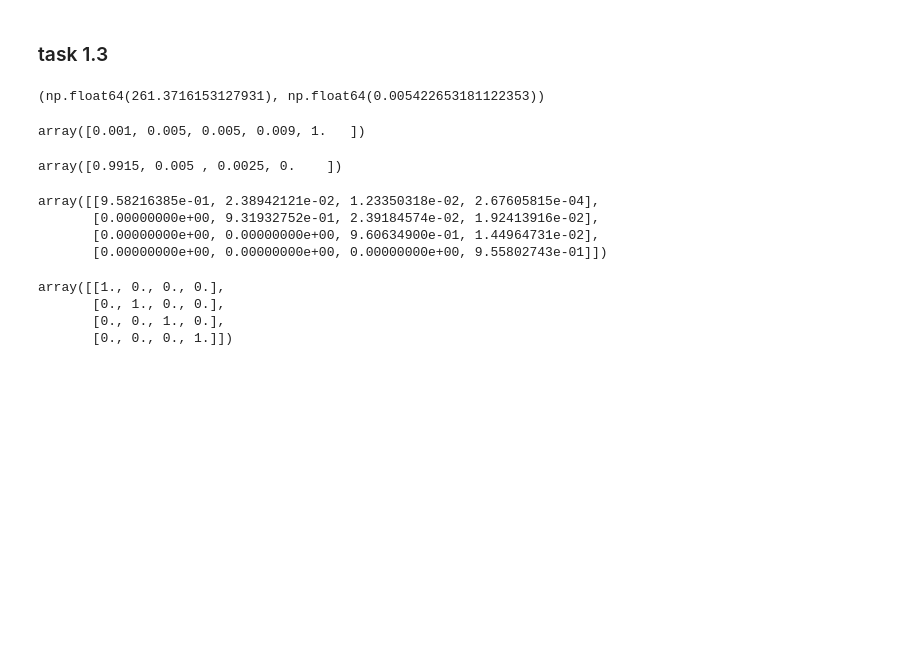
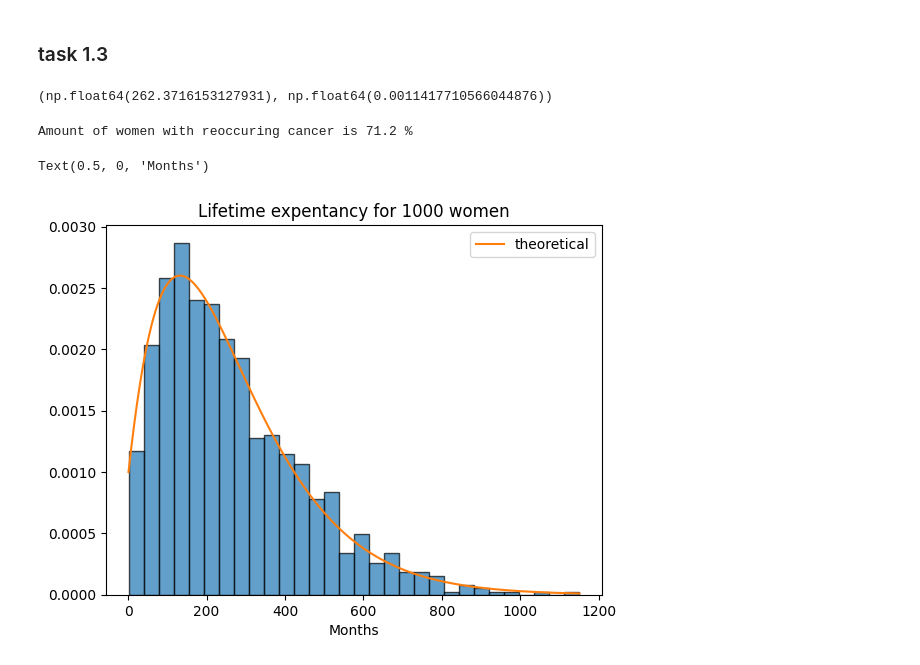
Before and after one commit to markus1573/stokastisk-simulering, a Jupyter notebook: Mathilde/Project1/Project_code1.ipynb, the cells around one changed output. Saved outputs shown, nothing was run; the diff lists cells and outputs as text; code cells hidden in the pictures; blank space fills up the shorter version.

```diff
--- a/Mathilde/Project1/Project_code1.ipynb
+++ b/Mathilde/Project1/Project_code1.ipynb
@@ -46,18 +46,23 @@ def sample_conditional_next_state(i, P):
     return np.random.choice(possible_j, p=probs)
 
 
-def gibbs_sampler(P, N_women, start=0):
+def cancer_sampler(P, N_women, start=0, check_1000_valid=False):
 
     life_times = []
 
     local_occuring_cancer = 0
     state_at_120_all = []
+    women_survive_with_cancer12 = 0
+    women_survive_with_cancer12_life_expectancy =[]
+
     for w in range (N_women):
 
         current_state = start
         lifetime_w = 0
         local_occuring_cancer_w = 0
         state_at_120 = 4
+
+        reoccuring_cancer = False
         while current_state<4:
 
             current_state = sample_conditional_next_state(current_state, P)
@@ -67,17 +72,30 @@ def gibbs_sampler(P, N_women, start=0):
 
             if lifetime_w==120:
                 state_at_120 = current_state
+            if lifetime_w<=12:
+                if current_state in [1,2,3]:
+                    reoccuring_cancer = True
+
+        if lifetime_w>=12 and reoccuring_cancer:
+            women_survive_with_cancer12 +=1
+            women_survive_with_cancer12_life_expectancy.append(lifetime_w)
+
 
         state_at_120_all.append(int(state_at_120))
         local_occuring_cancer += local_occuring_cancer_w
         life_times.append(lifetime_w)
 
+        if women_survive_with_cancer12>=1000 and check_1000_valid:
+            life_times = np.array(life_times)
+            return life_times, local_occuring_cancer, state_at_120_all,women_survive_with_cancer12, women_survive_with_cancer12_life_expectancy
+
+
     life_times = np.array(life_times)
 
-    return life_times, local_occuring_cancer, state_at_120_all
+    return life_times, local_occuring_cancer, state_at_120_all,women_survive_with_cancer12, women_survive_with_cancer12_life_expectancy
 
 
-life_times,local_occuring_cancer,state_at_120_all = gibbs_sampler(P, 1000, start=0)
+life_times,local_occuring_cancer,state_at_120_all,women_survive_with_cancer12,women_survive_with_cancer12_life_expectancy = cancer_sampler(P, 1000, start=0)
 # %%
 import matplotlib.pyplot as plt
 print(f"Amount of women with reoccuring cancer is {np.round(local_occuring_cancer/1000*100,2)} %")
@@ -117,9 +135,9 @@ p-value: 0.8357
 # %% [markdown]
 ### task 1.3
 # %%
-pi_ = P[0,:4]
+pi_ = np.array([1,0,0,0])
 Ps = P[:4,:4]
-ps = P[1:,4]
+ps = P[:4,4]
 
 def probability_mass_function(t):
     return pi_@(np.linalg.matrix_power(Ps,t))@ps
@@ -132,26 +150,22 @@ def probability_mean():
 
 probability_mean(), probability_mass_function(5)
 # %% [output]
-(np.float64(261.3716153127931), np.float64(0.005422653181122353))
+(np.float64(262.3716153127931), np.float64(0.0011417710566044876))
-# %%
-ps
-# %% [output]
-array([0.001, 0.005, 0.005, 0.009, 1.   ])
-# %%
-pi_
-# %% [output]
-array([0.9915, 0.005 , 0.0025, 0.    ])
-# %%
-np.linalg.matrix_power(Ps,5)
-# %% [output]
-array([[9.58216385e-01, 2.38942121e-02, 1.23350318e-02, 2.67605815e-04],
-       [0.00000000e+00, 9.31932752e-01, 2.39184574e-02, 1.92413916e-02],
-       [0.00000000e+00, 0.00000000e+00, 9.60634900e-01, 1.44964731e-02],
-       [0.00000000e+00, 0.00000000e+00, 0.00000000e+00, 9.55802743e-01]])
-# %%
-np.eye(4)
-# %% [output]
-array([[1., 0., 0., 0.],
-       [0., 1., 0., 0.],
-       [0., 0., 1., 0.],
-       [0., 0., 0., 1.]])
+# %%
+theo_dist = []
+for t in range(0,max(life_times)):
+    theo_dist.append(probability_mass_function(t))
+
+
+theo_dist = np.array(theo_dist)
+import matplotlib.pyplot as plt
+print(f"Amount of women with reoccuring cancer is {np.round(local_occuring_cancer/1000*100,2)} %")
+plt.hist(life_times, bins=30, edgecolor= 'black', alpha=0.7, density=True)
+plt.plot(list(range(1,max(life_times)+1)),theo_dist , label='theoretical')
+plt.title('Lifetime expentancy for 1000 women')
+plt.legend()
+plt.xlabel('Months')
+# %% [output]
+Amount of women with reoccuring cancer is 71.2 %
+Text(0.5, 0, 'Months')
+[figure, added]
```
Also changed, not shown: parts of 20 cells of this notebook.
